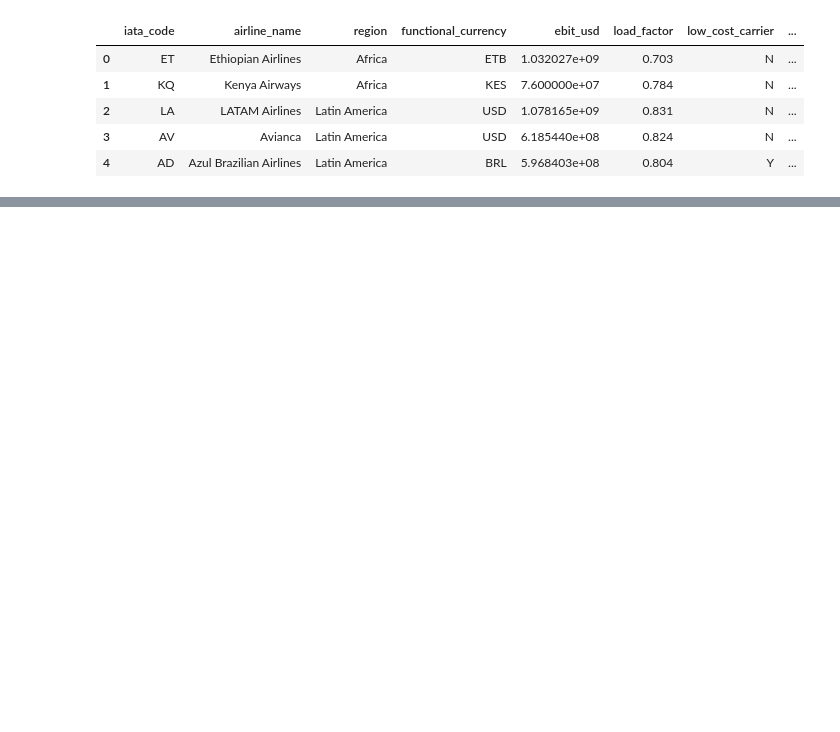
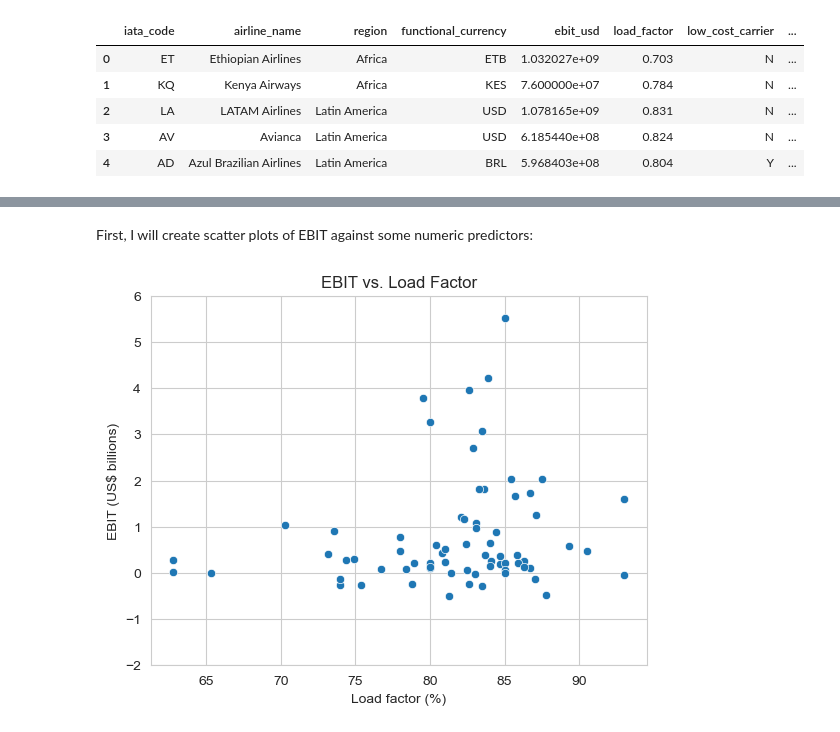
Before and after one commit to darrendube/airline-profitability-analysis, a Jupyter notebook: notebook.ipynb, the cells around one changed output, grey strips where cells are left out. Drawn from its saved outputs; the diff is of its cells as text; code cells hidden in the pictures; blank space fills up the shorter version.

```diff
--- a/notebook.ipynb
+++ b/notebook.ipynb
@@ -17,0 +157,5 @@ data.head()
+# %%
+# initialise missing entries with predictor means
+X_filled = X.copy()
+missing_idx = np.where(np.isnan(X_filled))
+X_filled[missing_idx] = np.take(np.nanmean(X_filled, axis = 0), missing_idx[1])
@@ -17,0 +171,29 @@ data.head()
+# %%
+# iterate until convergence
+M = 3 # rank of the approximation
+tol = 1e-3 # convergence tolerance
+old_objective = 0
+u, s, vh = None, None, None
+while True:
+    # compute the rank-M approximation
+    u, s, vh = np.linalg.svd(X_filled)
+    u, s, vh = u[:,:M], np.diag(s[:M]), vh[:M, :]
+    X_hat = u@s@vh
+    X_filled = np.where(np.isnan(X), X_hat, X)
+
+    # clip the filled-in values within each column to force them into the range of observed values
+    # (if this is not done, some missing values may be filled with values that do not make sense, e.g. negative time)
+    for col in range(X.shape[1]):
+        observed_mask = ~np.isnan(X[:,col])
+        col_observed_vals = X[observed_mask, col]
+        X_filled[:,col] = np.clip(X_filled[:,col], col_observed_vals.min(), col_observed_vals.max())
+
+    # check for convergence
+    curr_objective = compute_objective(X, X_hat)
+    if np.abs(curr_objective - old_objective) < tol:
+        break
+
+    old_objective = curr_objective
+# %%
+# after matrix completion is done, we work with the filled-in matrix
+X_new = X_filled
@@ -17,0 +204,4 @@ data.head()
+# %%
+print('The numeric predictors of interest in this study are:')
+y = np.array(data[response]).T[0]
+numeric_predictors
@@ -17,0 +218,10 @@ data.head()
+# %% [markdown]
+First, I will create scatter plots of EBIT against some numeric predictors:
+# %%
+# EBIT against Load Factor
+ax = sns.scatterplot(x=X_new[:,0]*100, y=y/1000000000)
+ax.set(xlabel='Load factor (%)', ylabel = 'EBIT (US$ billions)', title='EBIT vs. Load Factor', yticks=range(-2,7))
+plt.ticklabel_format(style='plain', axis='y')
+plt.show()
+# %% [output]
+[figure, added]
```
Also changed, not shown: parts of 124 cells of this notebook, 2 other files.
